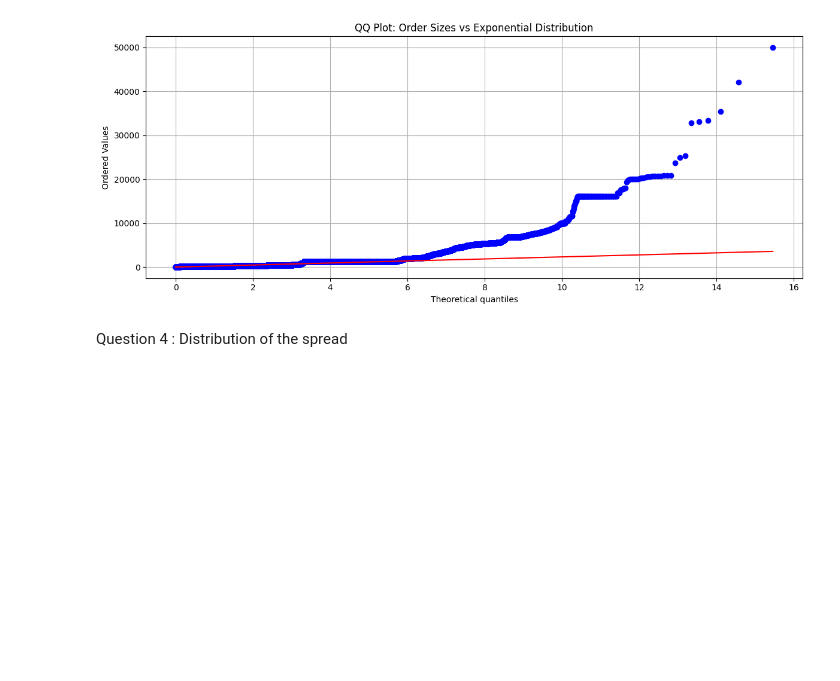
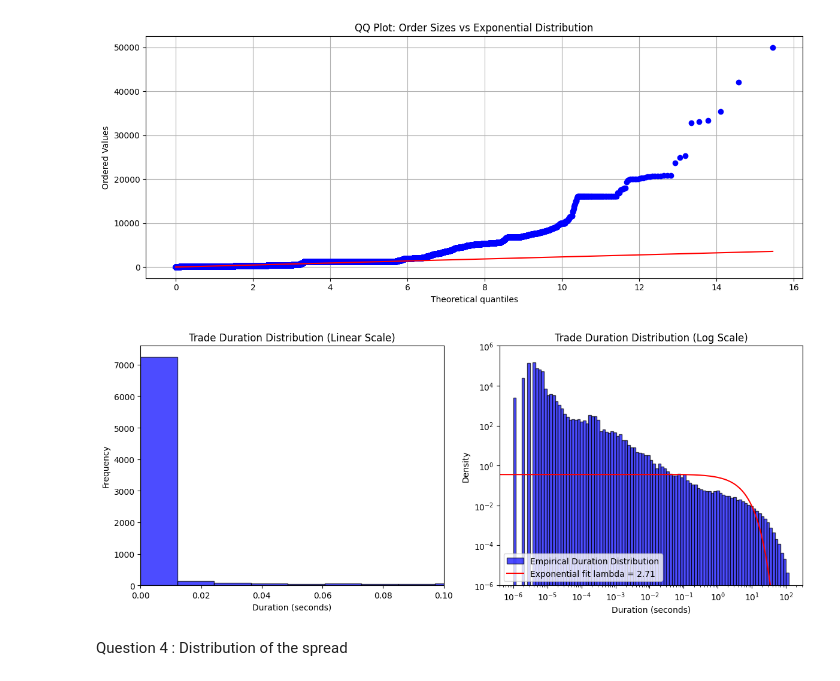
Before and after one commit to ethantrentin/High-Frequency-Data-Limit-Order-Books, a Jupyter notebook: DHF-LAB1-BOISTARD-ROCHE-TRENTIN.ipynb, the cells around one changed output. Cells and saved outputs as stored; diff of their text form; code cells hidden in the pictures; blank space fills up the shorter version.

```diff
--- a/DHF-LAB1-BOISTARD-ROCHE-TRENTIN.ipynb
+++ b/DHF-LAB1-BOISTARD-ROCHE-TRENTIN.ipynb
@@ -278,6 +280,58 @@ plt.tight_layout()
 plt.show()
 # %% [output]
 [figure]
+# %%
+# 3.2. Duration of the trades
+#### params ####
+start_time = pd.Timestamp("2017-01-18 08:00:00")
+end_time = pd.Timestamp("2017-01-18 18:00:00")
+################
+
+actual_exec_df = filename_df[(filename_df['ets'] >= start_time) &
+                        (filename_df['ets'] <= end_time) &
+                        (filename_df['etype'] == 'T')].copy()
+
+actual_exec_df['duration'] = actual_exec_df['ets'].diff().dt.total_seconds()
+durations = actual_exec_df['duration'].dropna()
+# --- Exponential law for comparison Y-axis ---
+n_obs = len(durations)
+lamb = 1/durations.mean()
+points = numpy.linspace(0, 100, 1000)
+exponential_law = [lamb*numpy.exp(-lamb*x) for x in points]
+# %%
+fig, axes = plt.subplots(1, 2, figsize=(12, 5))
+
+min_val = durations.min()
+max_val = durations.max()
+num_bins = 100  # choose how many bins you want
+bins = numpy.logspace(numpy.log10(min_val), numpy.log10(max_val), num_bins)
+# --- Left Plot: Linear Scale ---
+axes[0].hist(durations, bins=10000, color='blue', edgecolor='black',
+             alpha=0.7)
+axes[0].set_title('Trade Duration Distribution (Linear Scale)')
+axes[0].set_xlim(0,0.1)
+axes[0].set_xlabel('Duration (seconds)')
+axes[0].set_ylabel('Frequency')
+# --- Right Plot: Logarithmic Y-axis ---
+axes[1].hist(durations, bins=bins,
+             color='blue', edgecolor='black',
+             alpha=0.7, log=True,
+             density=True,
+             label='Empirical Duration Distribution')
+axes[1].plot(points,exponential_law,
+             color='red', label='Exponential fit lambda = {:.2f}'.format
+    (1/lamb))
+
+axes[1].set_title('Trade Duration Distribution (Log Scale)')
+axes[1].set_xlabel('Duration (seconds)')
+axes[1].set_ylabel('Density')
+axes[1].set_xscale('log')
+axes[1].set_ylim(1e-6, 1e6)
+axes[1].legend(loc='lower left')
+plt.tight_layout()
+plt.show()
+# %% [output]
+[figure, added]
 # %% [markdown]
 Question 4 : Distribution of the spread
 # %%
```
Also changed, not shown: parts of 4 cells of this notebook.
